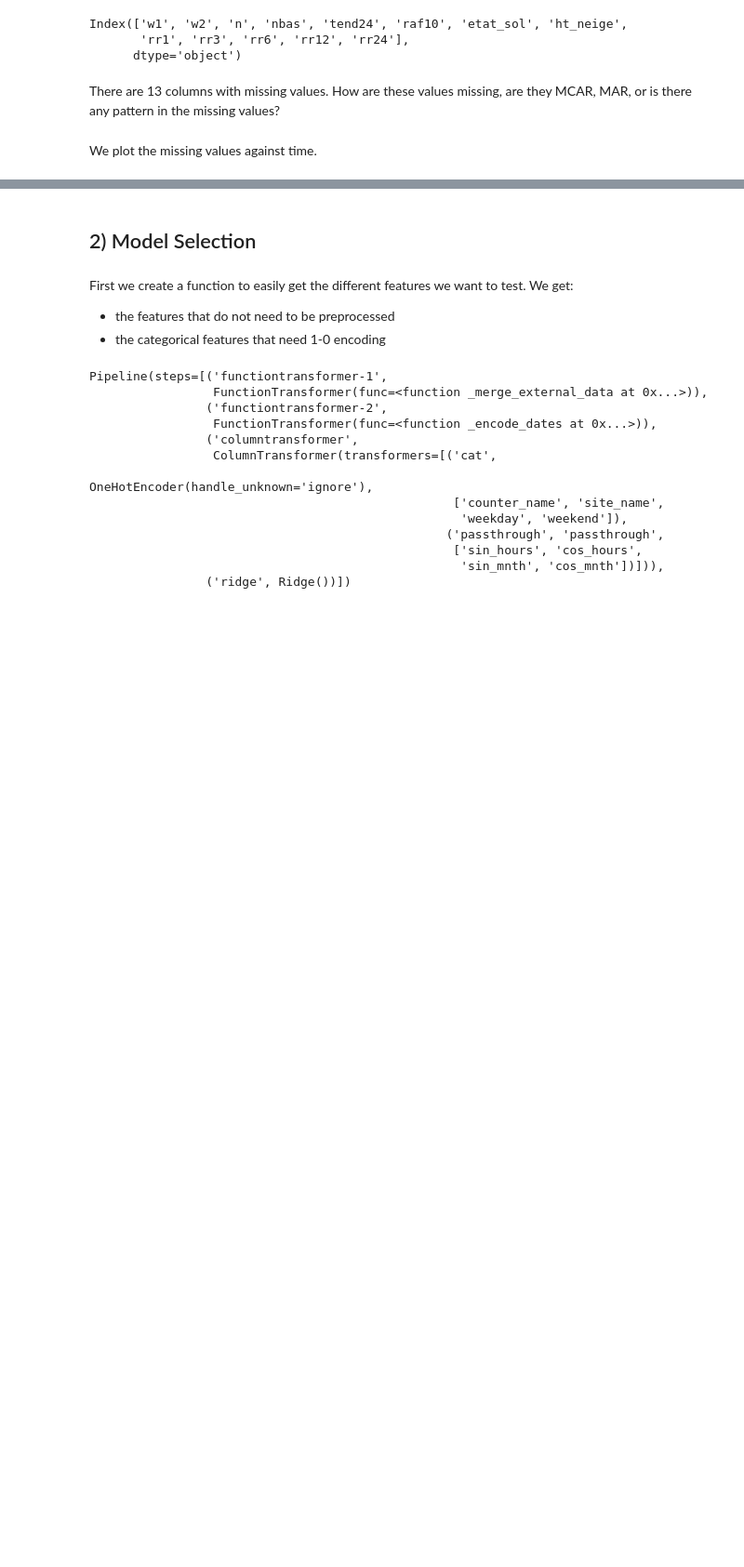
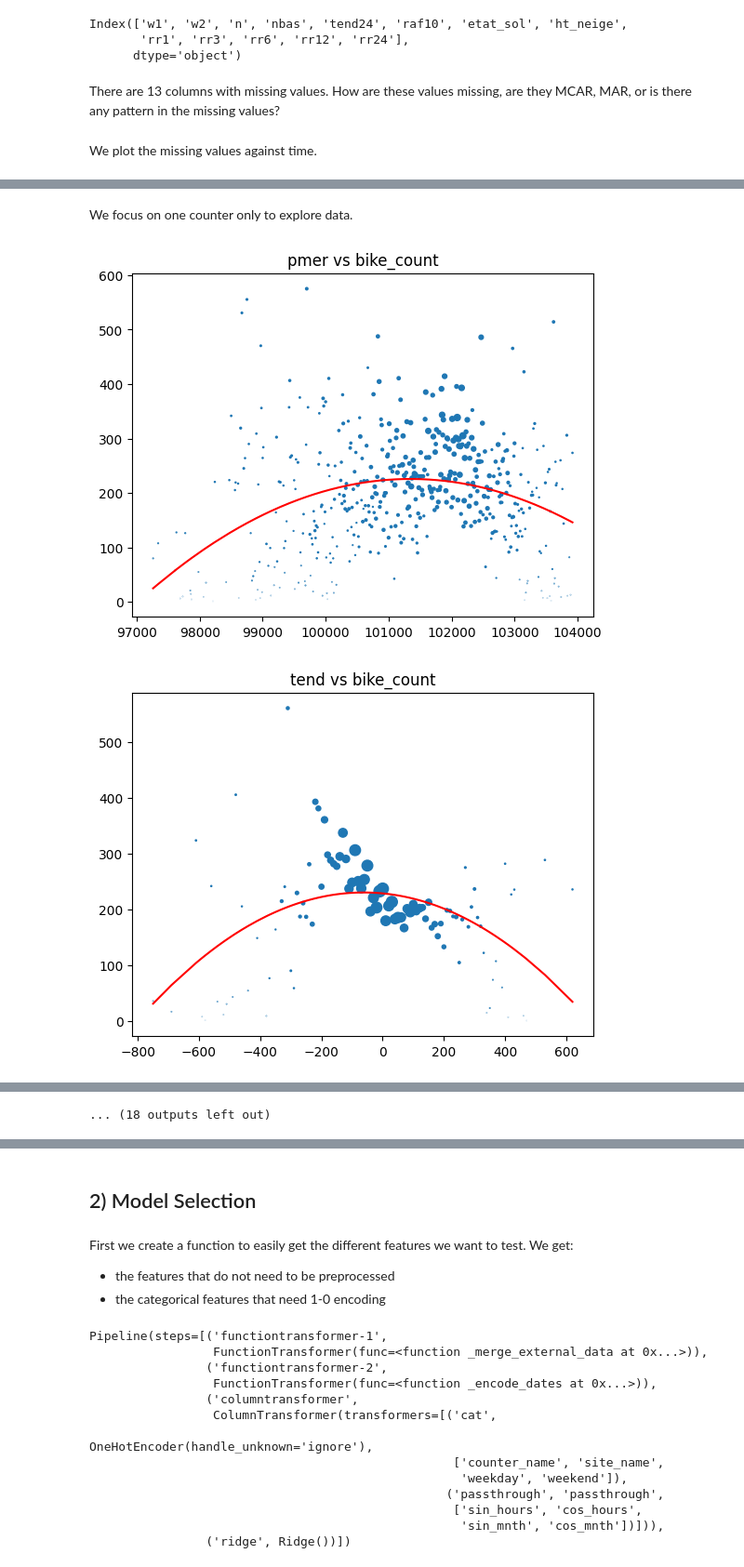
Before and after one commit to mat10599/bike_counters, a Jupyter notebook: final_notebook.ipynb, the cells around one changed output, grey strips where cells are left out. Shown at 93% size. Cells and saved outputs as stored; diff of their text form; code cells hidden in the pictures; blank space fills up the shorter version.

```diff
--- a/final_notebook.ipynb
+++ b/final_notebook.ipynb
@@ -216,0 +340,4 @@ df_merge_ext = pd.merge_asof(df_original.sort_values(
+# %%
+df_predictors = df_merge_ext.iloc[:,11:]
+# %% [markdown]
+We focus on one counter only to explore data.
@@ -216,0 +346,22 @@ df_merge_ext = pd.merge_asof(df_original.sort_values(
+# %%
+df_mask = df_merge_ext[df_merge_ext["counter_name"] == "Totem 73 boulevard de Sébastopol S-N"]
+
+for el in df_predictors.columns:
+
+
+    plt.title(str(el) + " vs " + "bike_count")
+
+    df_plot = df_mask.groupby(pd.Grouper(key=el))[["bike_count"]].mean().sort_index()
+    df_plot1 = df_mask.groupby(pd.Grouper(key=el))[["bike_count"]].sum().sort_index()
+
+    plt.scatter(df_plot.index, df_plot["bike_count"], s=df_plot1["bike_count"]/1000)
+
+    # coefficients for second order regression line
+    m1,m, b = np.polyfit(df_plot.index, df_plot["bike_count"],2)
+
+#use red as color for regression line
+    plt.plot(df_plot.index, m1*df_plot.index**2 + m*df_plot.index+b, color='red')
+    plt.show()
+# %% [output]
+[figure, added]
+[figure, added]
@@ -216,0 +378 @@ df_merge_ext = pd.merge_asof(df_original.sort_values(
+... (18 outputs left out)
```
Also changed, not shown: parts of 7 cells of this notebook.
